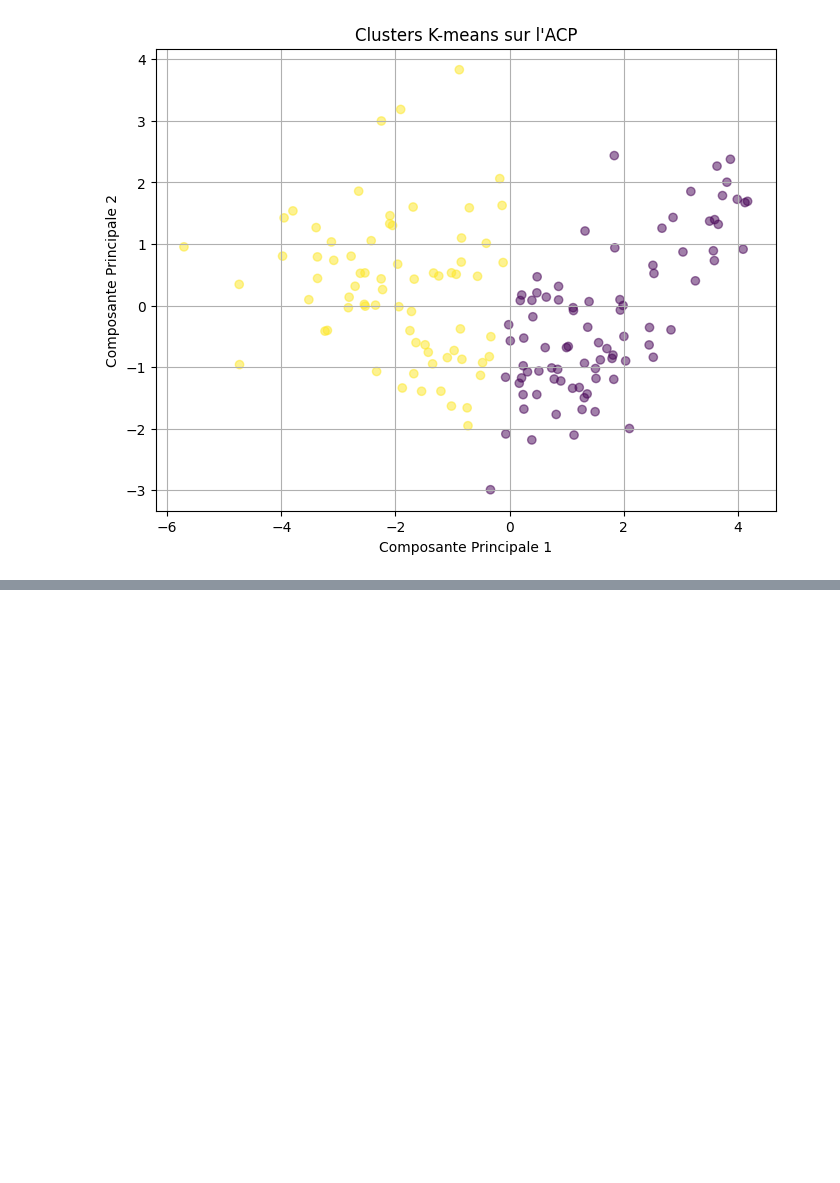
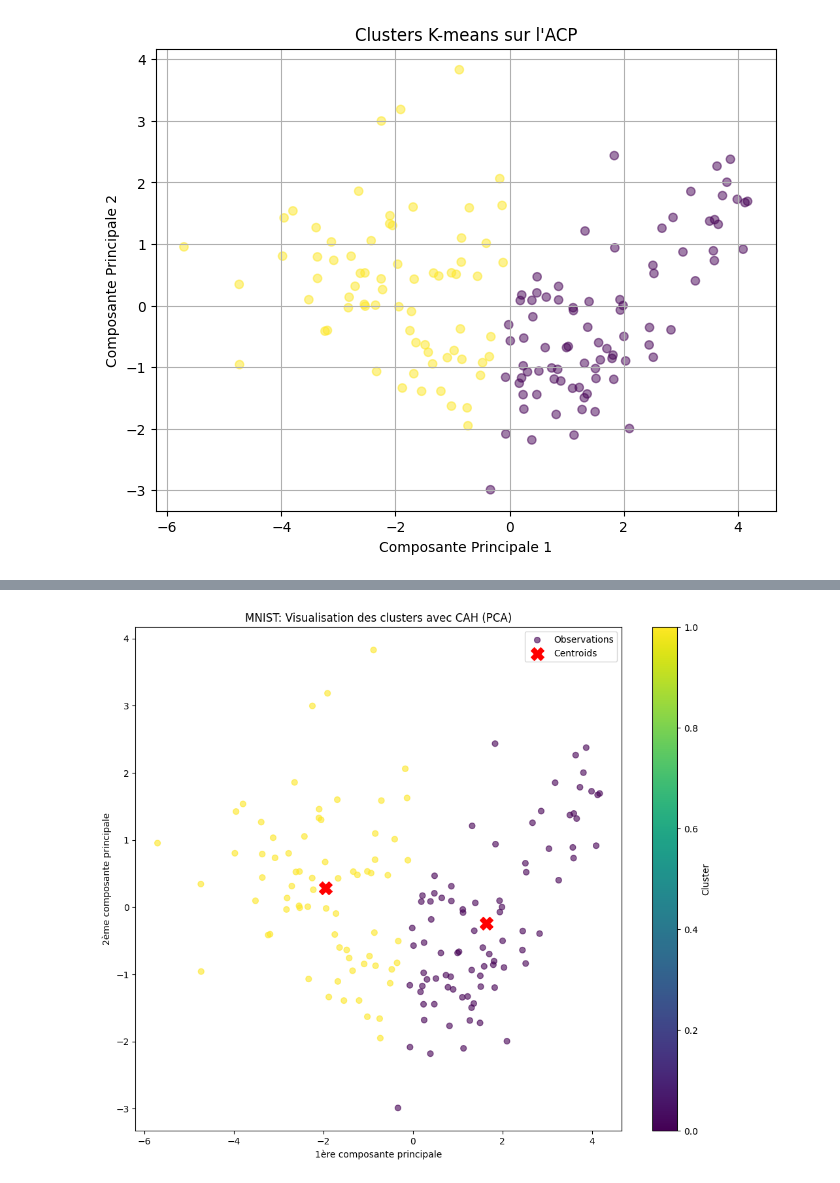
Before and after one commit to kirmanioussema12/Happiness-Report, a Jupyter notebook: K-means-ACP.ipynb, the cells around one changed output, grey strips where cells are left out. Cells and saved outputs as stored; diff of their text form; code cells hidden in the pictures; blank space fills up the shorter version.

```diff
--- a/K-means-ACP.ipynb
+++ b/K-means-ACP.ipynb
@@ -246,0 +264,31 @@ plt.show()
+# %%
+from sklearn.metrics import pairwise_distances_argmin
+
+# Calculer les centroids des clusters
+def compute_centroids(X, labels):
+    centroids = []
+    for label in np.unique(labels):
+        centroids.append(X[labels == label].mean(axis=0))
+    return np.array(centroids)
+
+# Calculer les centroids
+centroids = compute_centroids(X_pca_scaled, clusters)
+
+# Tracer les points et les centroids
+plt.figure(figsize=(12, 10))
+
+# Tracer les observations avec les clusters
+plt.scatter(X_pca_scaled[:, 0], X_pca_scaled[:, 1], c=clusters, cmap='viridis', alpha=0.6, s=40, label='Observations')
+
+# Tracer les centroides des clusters
+plt.scatter(centroids[:, 0], centroids[:, 1], c='red', s=200, marker='X', label='Centroids')
+
+# Ajouter des légendes et des labels
+plt.title('MNIST: Visualisation des clusters avec CAH (PCA)')
+plt.xlabel('1ère composante principale')
+plt.ylabel('2ème composante principale')
+plt.legend()
+plt.colorbar(label='Cluster')
+plt.show()
+# %% [output]
+[figure, added]
```
Also changed, not shown: parts of 6 cells of this notebook.
